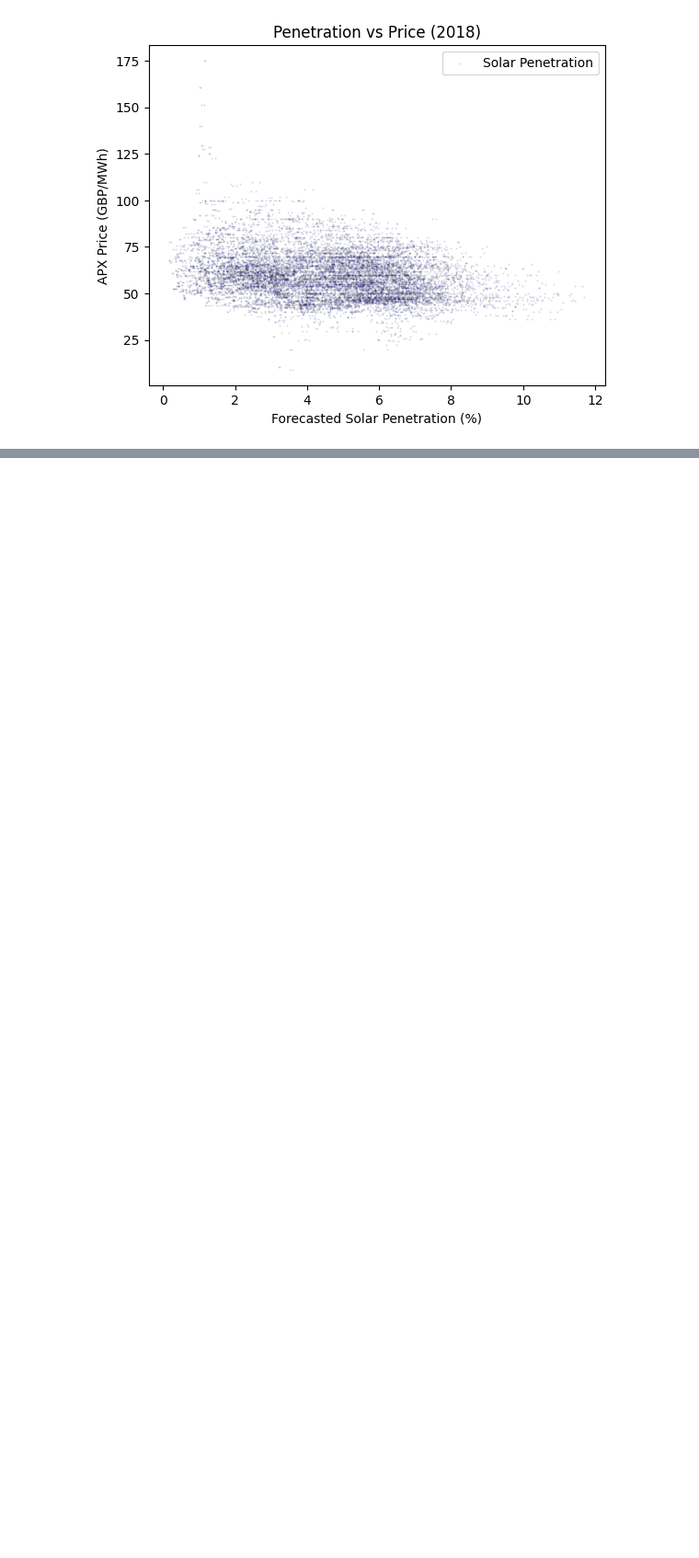
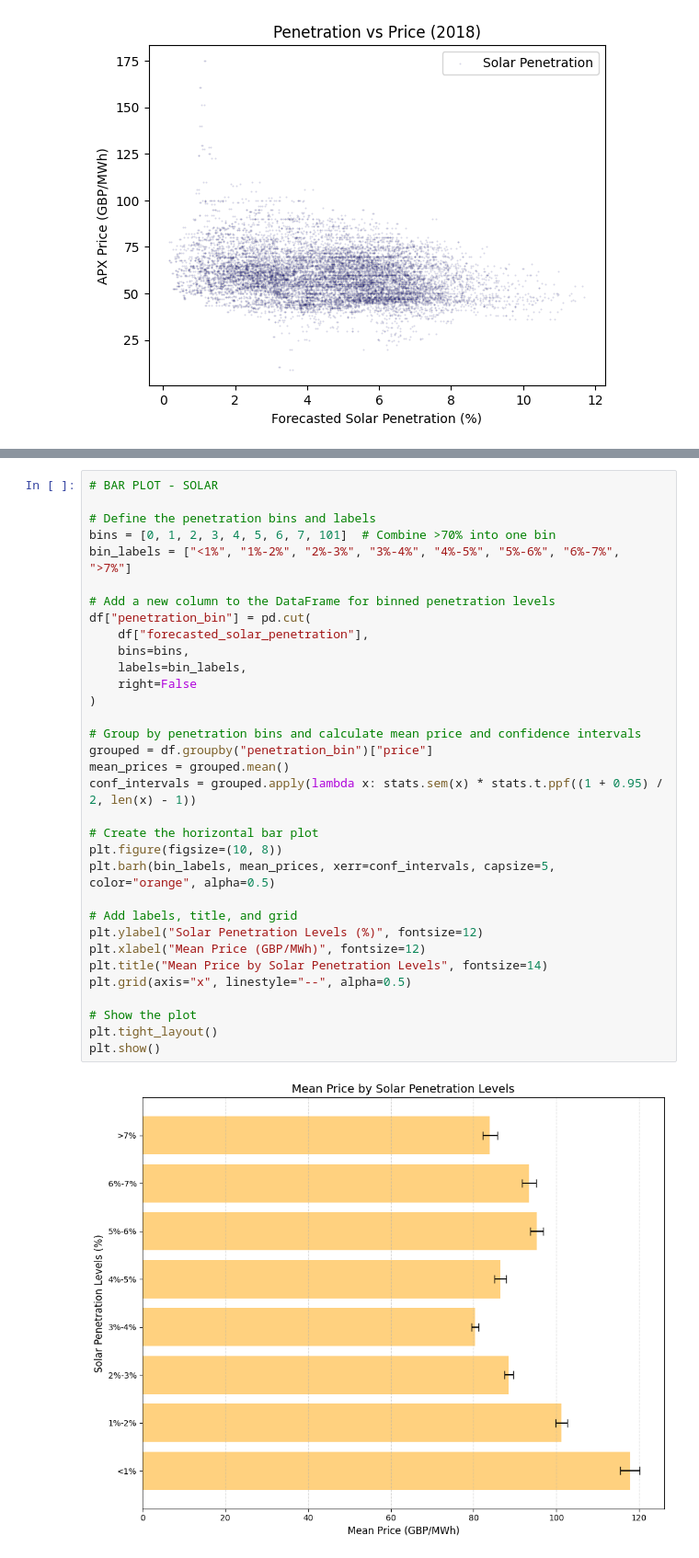
Before and after one commit to yunte-sung/market-impact-renewables, a Jupyter notebook: data/workbook.ipynb, the cells around one changed output, grey strips where cells are left out. Shown at 92% size. Drawn from its saved outputs; the diff is of its cells as text; blank space fills up the shorter version.

```diff
--- a/data/workbook.ipynb
+++ b/data/workbook.ipynb
@@ -161,0 +257,35 @@ plt.show()
+# %%
+# BAR PLOT - SOLAR
+
+# Define the penetration bins and labels
+bins = [0, 1, 2, 3, 4, 5, 6, 7, 101]  # Combine >70% into one bin
+bin_labels = ["<1%", "1%-2%", "2%-3%", "3%-4%", "4%-5%", "5%-6%", "6%-7%", ">7%"]
+
+# Add a new column to the DataFrame for binned penetration levels
+df["penetration_bin"] = pd.cut(
+    df["forecasted_solar_penetration"],
+    bins=bins,
+    labels=bin_labels,
+    right=False
+)
+
+# Group by penetration bins and calculate mean price and confidence intervals
+grouped = df.groupby("penetration_bin")["price"]
+mean_prices = grouped.mean()
+conf_intervals = grouped.apply(lambda x: stats.sem(x) * stats.t.ppf((1 + 0.95) / 2, len(x) - 1))
+
+# Create the horizontal bar plot
+plt.figure(figsize=(10, 8))
+plt.barh(bin_labels, mean_prices, xerr=conf_intervals, capsize=5, color="orange", alpha=0.5)
+
+# Add labels, title, and grid
+plt.ylabel("Solar Penetration Levels (%)", fontsize=12)
+plt.xlabel("Mean Price (GBP/MWh)", fontsize=12)
+plt.title("Mean Price by Solar Penetration Levels", fontsize=14)
+plt.grid(axis="x", linestyle="--", alpha=0.5)
+
+# Show the plot
+plt.tight_layout()
+plt.show()
+# %% [output]
+[figure, added]
```
Also changed, not shown: parts of 6 cells of this notebook.
